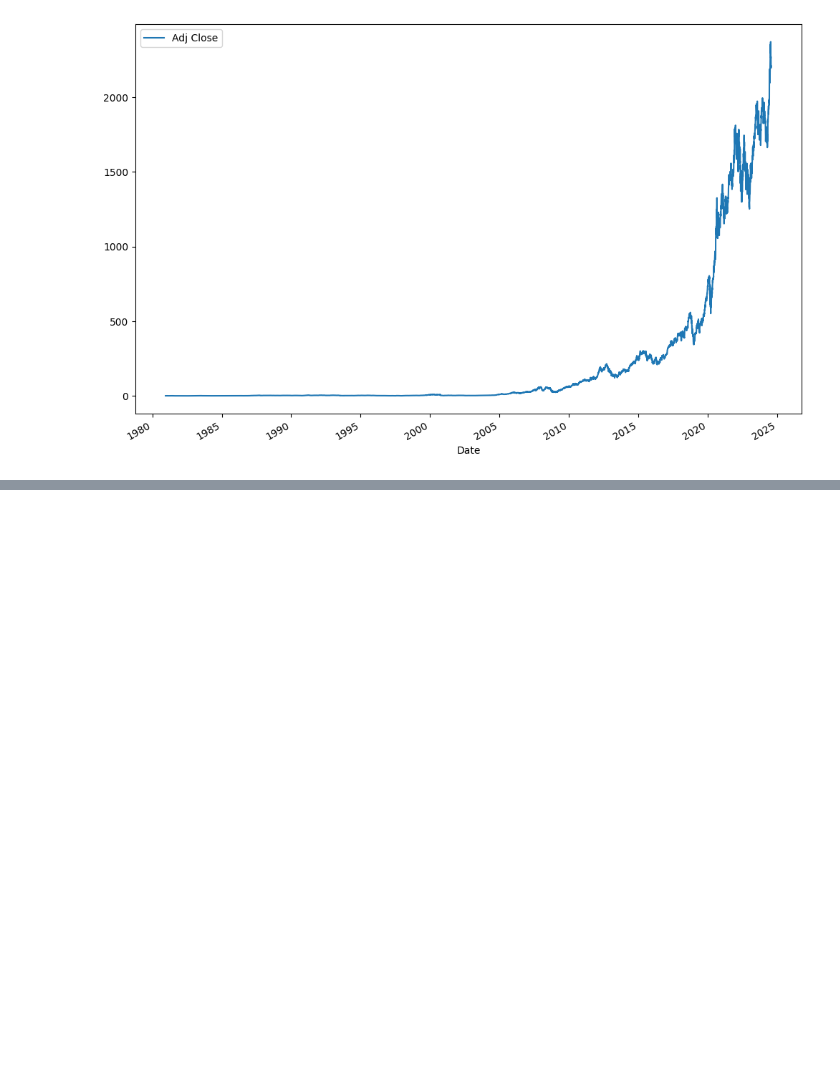
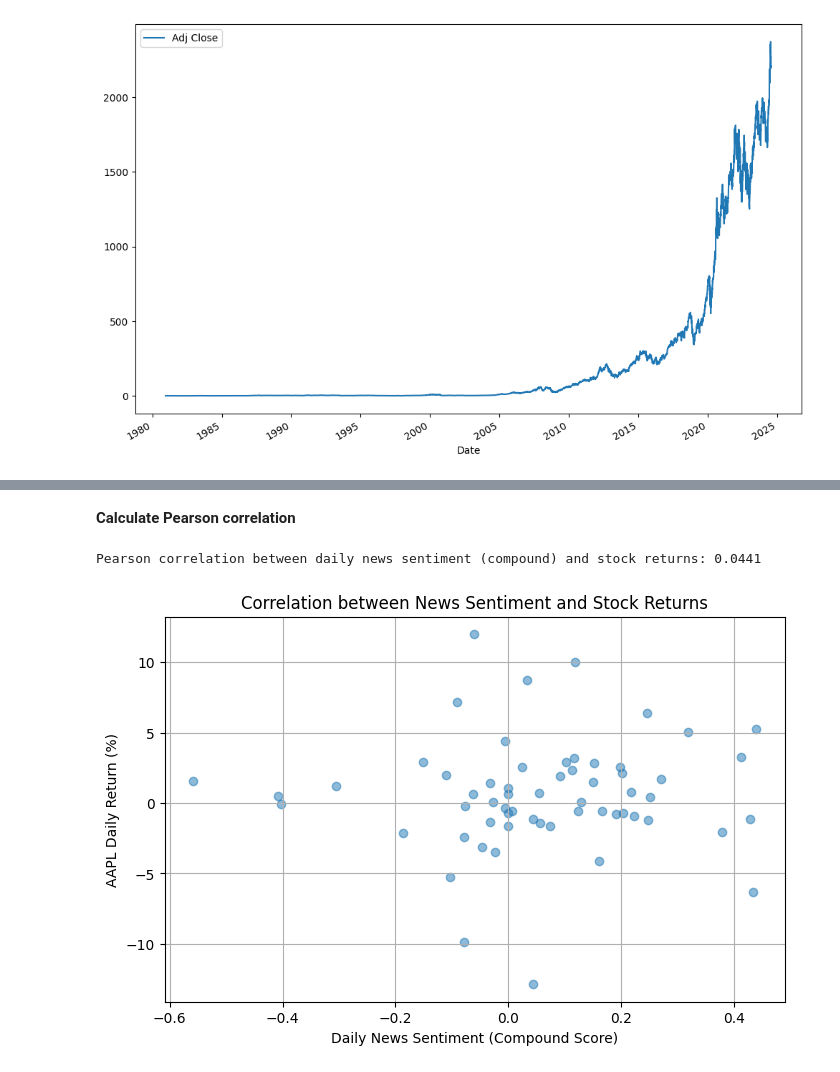
Before and after one commit to mikek1337/Predicting-Price-Moves-with-News-Sentiment-Week1, a Jupyter notebook: notebooks/financial-analysis.ipynb, the cells around one changed output, grey strips where cells are left out. Saved outputs shown, nothing was run; the diff lists cells and outputs as text; code cells hidden in the pictures; blank space fills up the shorter version.

```diff
--- a/notebooks/financial-analysis.ipynb
+++ b/notebooks/financial-analysis.ipynb
@@ -251,0 +275,9 @@ plt.show()
+# %%
+
+cols = ['neg', 'neu', 'pos', 'compound', 'headline', 'stock', 'publisher', 'date']
+news_data['date'] = pd.to_datetime(news_data['date'], format='mixed', utc=True).dt.normalize()
+app_data['Date'] = pd.to_datetime(app_data['Date'], format='mixed', utc=True).dt.normalize()
+#Aggregate Sentiments: Compute average daily sentiment scores if multiple articles appear on the same day.
+daily_sentiment = news_data.loc[news_data['stock']=='AAPL'].groupby('date')[['neg', 'neu', 'pos', 'compound']].mean().reset_index()
+#news_data[cols].tail()
+daily_sentiment.head()
@@ -251,0 +291,9 @@ plt.show()
+# %%
+# Aggregate news data to daily (e.g., mean sentiment per day)
+sentiment_cols = ['neg', 'neu', 'pos', 'compound','stock','date']
+#daily_sentiment = news_data[sentiment_cols].resample('D').mean()
+
+# Align and join on date
+aligned = app_data.set_index('Date').join(daily_sentiment.set_index('date'), how='inner')
+
+print(aligned.tail())
@@ -251,0 +321,23 @@ plt.show()
+# %%
+# Calculate daily returns stock
+aligned['daily_return'] = aligned['Close'].pct_change() * 100
+# %% [markdown]
+**Calculate Pearson correlation**
+# %%
+corr_data = aligned[['daily_return', 'compound']].dropna()
+
+# Calculate Pearson correlation
+correlation = corr_data['daily_return'].corr(corr_data['compound'])
+print(f"Pearson correlation between daily news sentiment (compound) and stock returns: {correlation:.4f}")
+
+# Optional: visualize the relationship
+plt.figure(figsize=(8,5))
+plt.scatter(corr_data['compound'], corr_data['daily_return'], alpha=0.5)
+plt.xlabel('Daily News Sentiment (Compound Score)')
+plt.ylabel('AAPL Daily Return (%)')
+plt.title('Correlation between News Sentiment and Stock Returns')
+plt.grid(True)
+plt.show()
+# %% [output]
+Pearson correlation between daily news sentiment (compound) and stock returns: 0.0441
+[figure, added]
```
Also changed, not shown: parts of 5 cells of this notebook, 1 other file.
